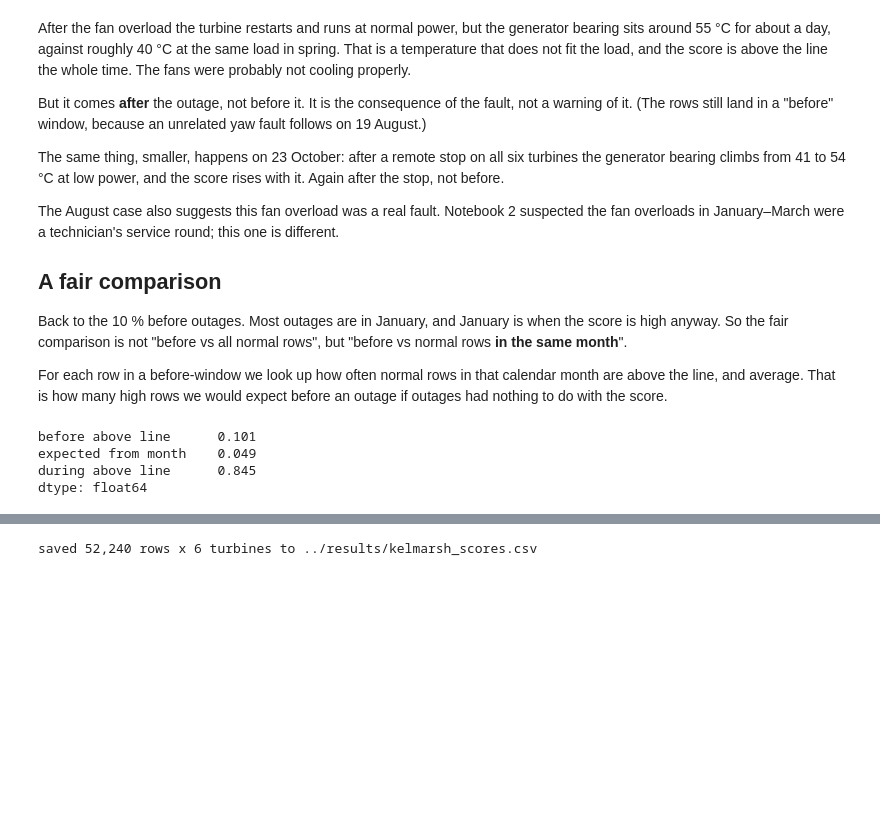
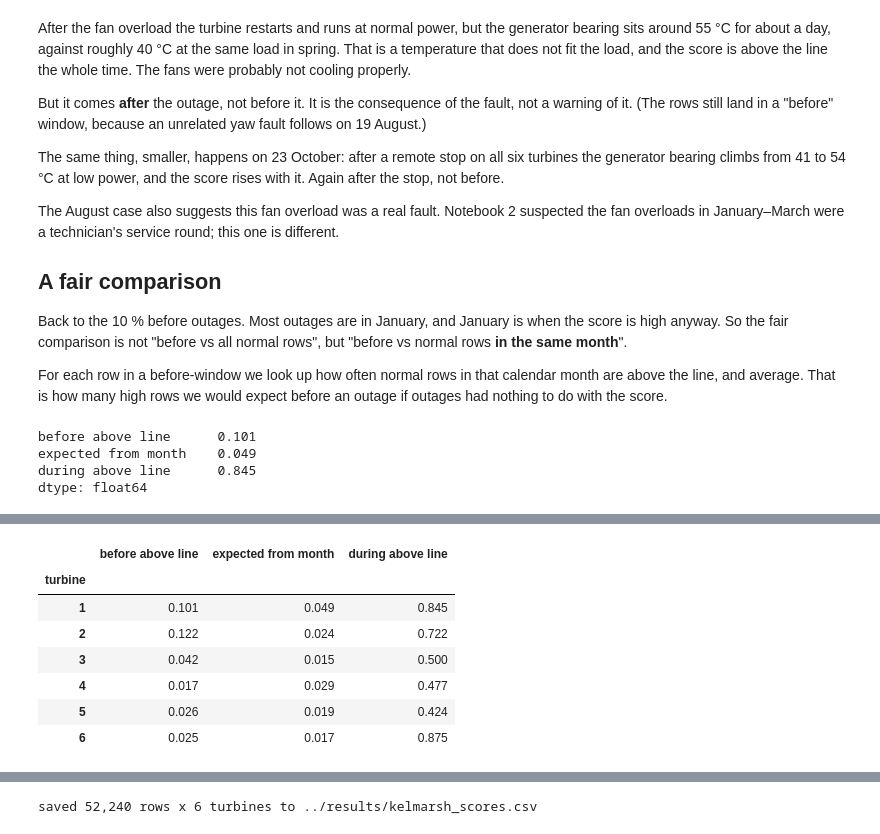
Before and after one commit to vetle0202/a3i-anomaly-detection, a Jupyter notebook: notebooks/5. KDE detector on Kelmarsh.ipynb, the cells around one changed output, grey strips where cells are left out. Saved outputs shown, nothing was run; the diff lists cells and outputs as text; code cells hidden in the pictures; blank space fills up the shorter version.

```diff
--- a/notebooks/5. KDE detector on Kelmarsh.ipynb
+++ b/notebooks/5. KDE detector on Kelmarsh.ipynb
@@ -403,9 +417,15 @@ def compare_before(scores, before, during, line):
     normal = ~(before | during)
     above = scores > line
 
-    normal_above = above[normal]
-    rate_by_month = normal_above.groupby(normal_above.index.month).mean()
-    expected = rate_by_month.reindex(scores.index[before].month).mean()
+    # how often normal rows are above the line, month by month
+    month_rate = {}
+    for month in range(1, 13):
+        in_month = normal & (scores.index.month == month)
+        month_rate[month] = above[in_month].mean()
+
+    # give every before-row the rate of its month, and average
+    before_months = pd.Series(scores.index[before].month)
+    expected = before_months.map(month_rate).mean()
 
     return {
         'before above line': above[before].mean(),
@@ -473,0 +453,38 @@ results.round(3)
+# %%
+def score_turbine(turbine):
+    '''Scale on the training period, fit a KDE, score every row. Same steps as for turbine 1.'''
+    d = load_turbine(turbine)
+    train = d.loc[TRAIN[0]:TRAIN[1]]
+
+    scaler = StandardScaler().fit(train)
+    X_train = scaler.transform(train)
+    sample = np.random.default_rng(0).choice(len(X_train), size=5000, replace=False)
+
+    kde = KernelDensity(bandwidth=BANDWIDTH).fit(X_train[sample])
+    scores = pd.Series(-kde.score_samples(scaler.transform(d)), index=d.index)
+    return d, train, scores
+# %%
+kept = {}
+rows = []
+
+for turbine in TURBINES:
+    d, tr, s = score_turbine(turbine)
+    bef, dur = outage_windows(d.index, outages[turbine])
+    ln = s[~(bef | dur)].quantile(0.99)
+
+    result = compare_before(s, bef, dur, ln)
+    result['turbine'] = turbine
+    rows.append(result)
+
+    kept[turbine] = {'data': d, 'train': tr, 'scores': s, 'before': bef, 'line': ln}
+
+pd.DataFrame(rows).set_index('turbine').round(3)
+# %% [output]
+|  | before above line | expected from month | during above line |
+| turbine |  |  |  |
+| 1 | 0.101 | 0.049 | 0.845 |
+| 2 | 0.122 | 0.024 | 0.722 |
+| 3 | 0.042 | 0.015 | 0.500 |
+| 4 | 0.017 | 0.029 | 0.477 |
+| 5 | 0.026 | 0.019 | 0.424 |
+| 6 | 0.025 | 0.017 | 0.875 |
```
Also changed, not shown: parts of 12 cells of this notebook, 2 other files.
